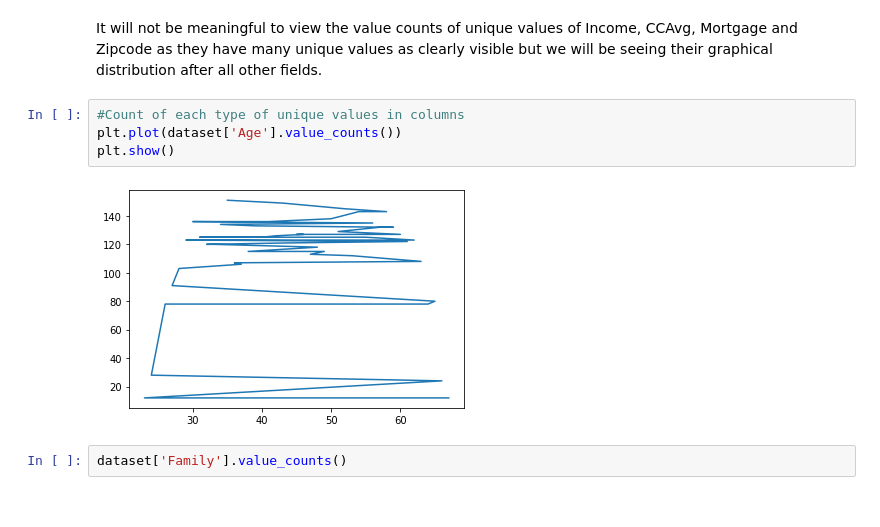
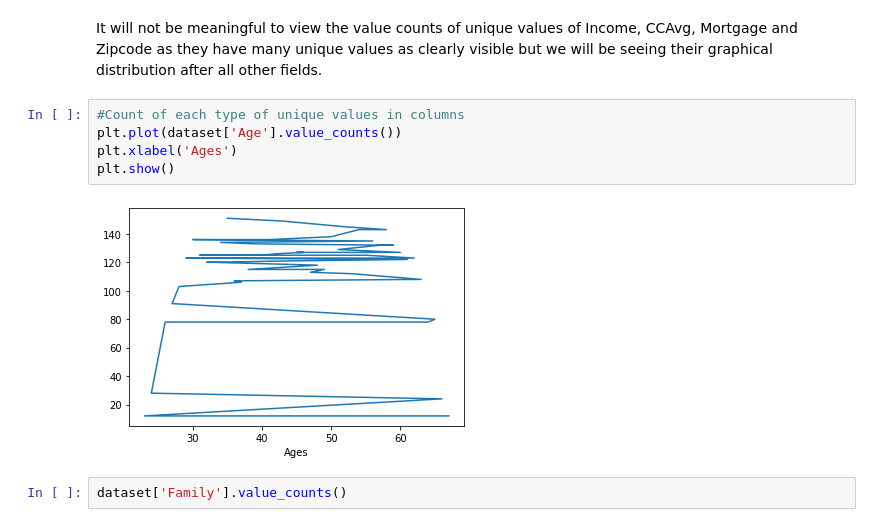
Before and after one commit to Saurabh-Datta/Internship_Project, a Jupyter notebook: Internship_Project.ipynb, the cells around one changed output. Saved outputs shown, nothing was run; the diff lists cells and outputs as text.

```diff
--- a/Internship_Project.ipynb
+++ b/Internship_Project.ipynb
@@ -172,9 +185,10 @@ It will not be meaningful to view the value counts of unique values of Income, C
 # %%
 #Count of each type of unique values in columns
 plt.plot(dataset['Age'].value_counts())
+plt.xlabel('Ages')
 plt.show()
 # %% [output]
-[figure, old version]
+[figure, new version]
 # %%
 dataset['Family'].value_counts()
 # %% [output]
```
Also changed, not shown: parts of 251 cells of this notebook.
